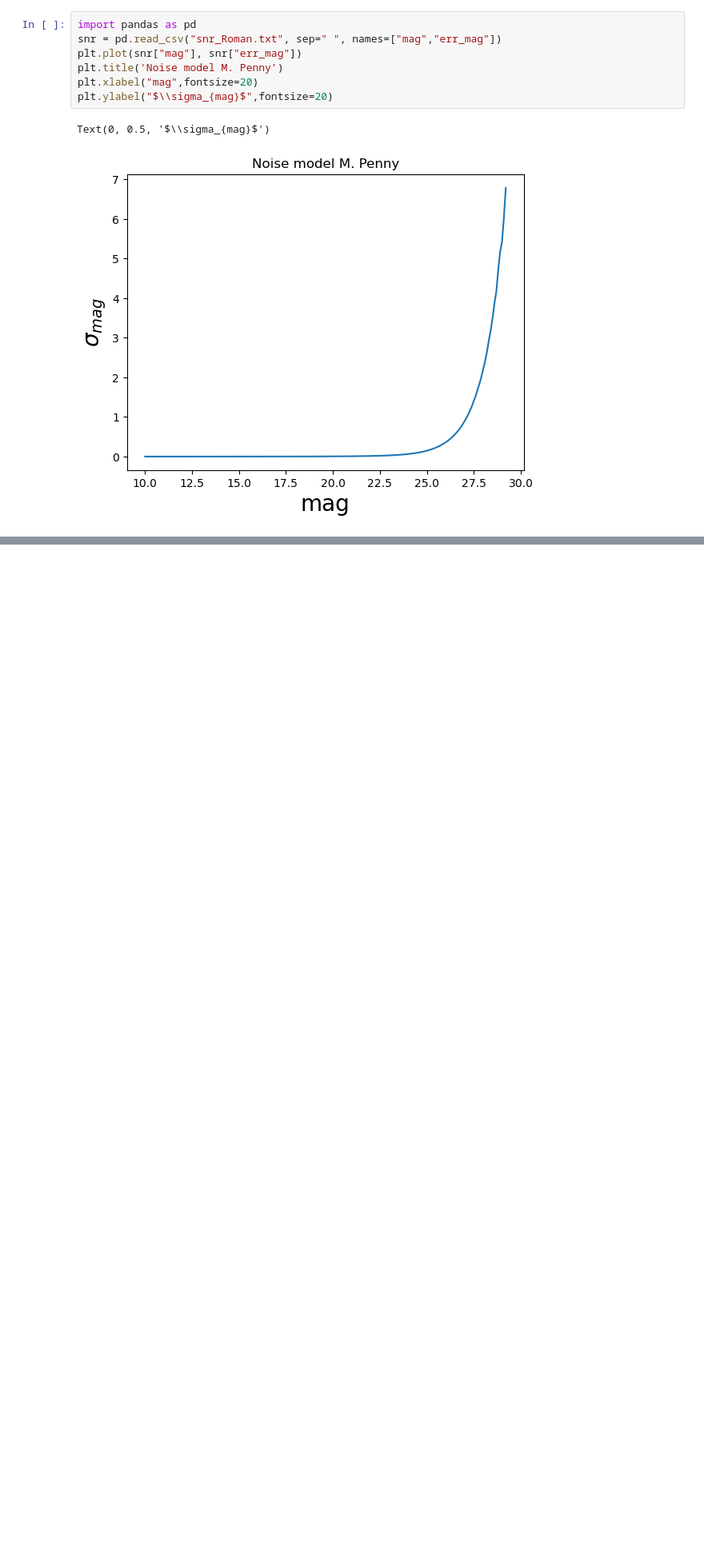
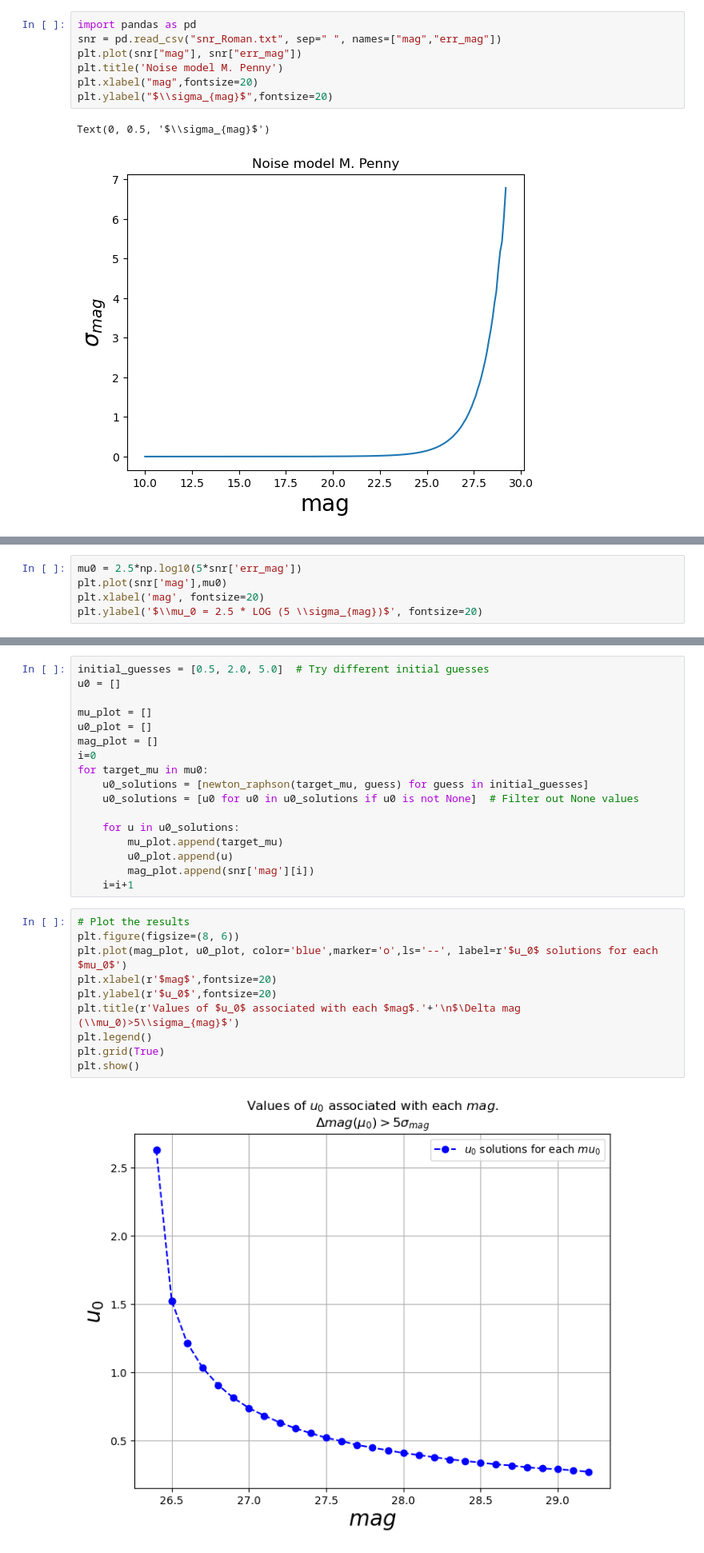
Before and after one commit to anibal-art/Roman_Rubin_NASA, a Jupyter notebook: u0_vs_mag.ipynb, the cells around one changed output, grey strips where cells are left out. Shown: that part at 80% size. Drawn from its saved outputs; the diff is of its cells as text; blank space fills up the shorter version.

Commit message:
aplico newton method para resolver mu

```diff
--- a/u0_vs_mag.ipynb
+++ b/u0_vs_mag.ipynb
@@ -24,3 +22,8 @@ plt.ylabel('$\\mu_0 = 2.5 * LOG (5 \\sigma_{mag})$', fontsize=20)
 # %% [output]
 Text(0, 0.5, '$\\mu_0 = 2.5 * LOG (5 \\sigma_{mag})$')
 [figure]
+# %%
+mu0 = 2.5*np.log10(5*snr['err_mag'])
+plt.plot(snr['mag'],mu0)
+plt.xlabel('mag', fontsize=20)
+plt.ylabel('$\\mu_0 = 2.5 * LOG (5 \\sigma_{mag})$', fontsize=20)
@@ -26,0 +128,29 @@ Text(0, 0.5, '$\\mu_0 = 2.5 * LOG (5 \\sigma_{mag})$')
+# %%
+initial_guesses = [0.5, 2.0, 5.0]  # Try different initial guesses
+u0 = []
+
+mu_plot = []
+u0_plot = []
+mag_plot = []
+i=0
+for target_mu in mu0:
+    u0_solutions = [newton_raphson(target_mu, guess) for guess in initial_guesses]
+    u0_solutions = [u0 for u0 in u0_solutions if u0 is not None]  # Filter out None values
+
+    for u in u0_solutions:
+        mu_plot.append(target_mu)
+        u0_plot.append(u)
+        mag_plot.append(snr['mag'][i])
+    i=i+1
+# %%
+# Plot the results
+plt.figure(figsize=(8, 6))
+plt.plot(mag_plot, u0_plot, color='blue',marker='o',ls='--', label=r'$u_0$ solutions for each $mu_0$')
+plt.xlabel(r'$mag$',fontsize=20)
+plt.ylabel(r'$u_0$',fontsize=20)
+plt.title(r'Values of $u_0$ associated with each $mag$.'+'\n$\Delta mag (\\mu_0)>5\\sigma_{mag}$')
+plt.legend()
+plt.grid(True)
+plt.show()
+# %% [output]
+[figure, added]
```
Also changed, not shown: parts of 5 cells of this notebook.
